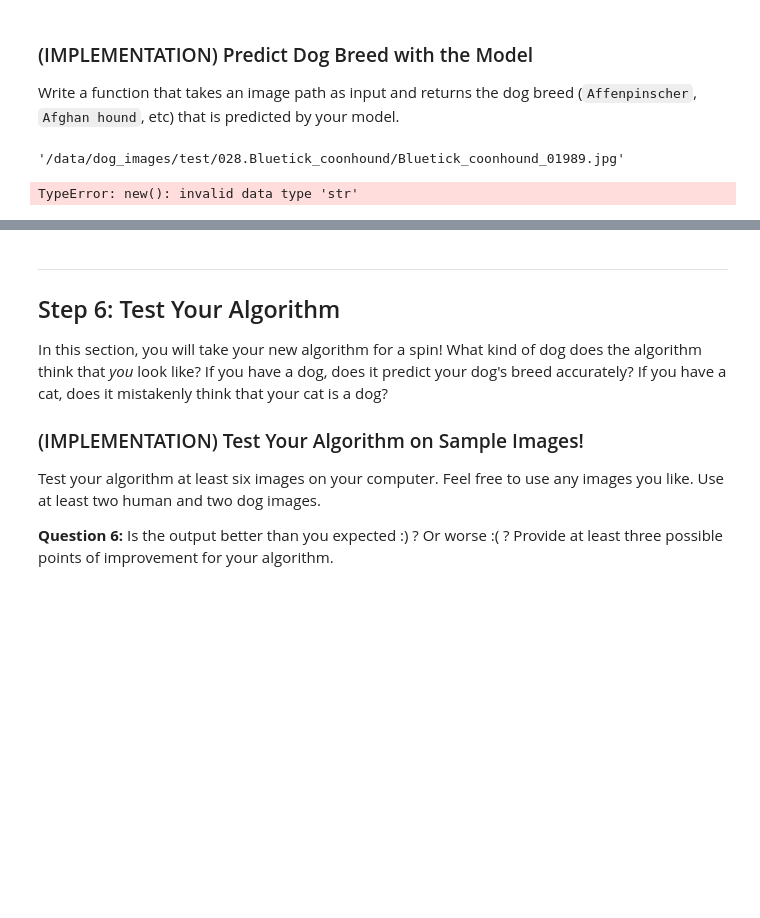
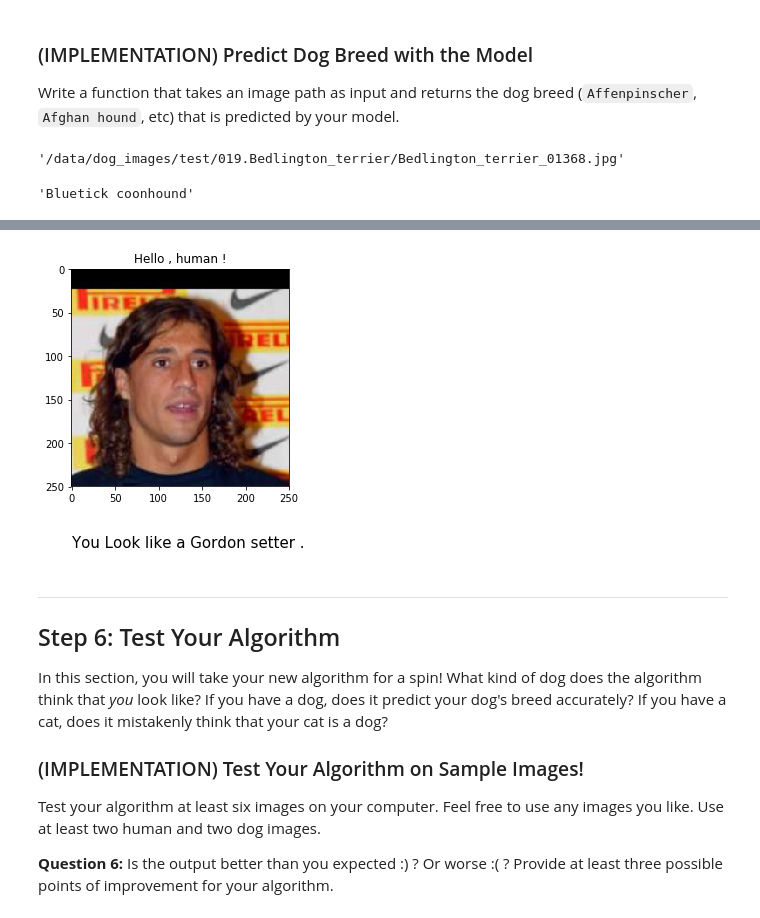
Before and after one commit to buneo7685/Deep-Learning-Nanodegree-Udacity, a Jupyter notebook: project-dog-classification/dog_app.ipynb, the cells around one changed output, grey strips where cells are left out. Drawn from its saved outputs; the diff is of its cells as text; code cells hidden in the pictures; blank space fills up the shorter version.

```diff
--- a/project-dog-classification/dog_app.ipynb
+++ b/project-dog-classification/dog_app.ipynb
@@ -714,3 +692,5 @@ KeyboardInterrupt:
+# %%
+model_transfer.load_state_dict(torch.load('model_transfer.pt'))
 # %% [markdown]
 ### (IMPLEMENTATION) Test the Model
 
@@ -728,9 +708,9 @@ Test Accuracy: 75% (629/836)
 Write a function that takes an image path as input and returns the dog breed (`Affenpinscher`, `Afghan hound`, etc) that is predicted by your model.
 # %%
 class_n = list(glob("/data/dog_images/test/*/*"))
-class_n[100]
+class_n[55]
 # %% [output]
-'/data/dog_images/test/028.Bluetick_coonhound/Bluetick_coonhound_01989.jpg'
+'/data/dog_images/test/019.Bedlington_terrier/Bedlington_terrier_01368.jpg'
 # %%
 ### TODO: Write a function that takes a path to an image as input
 ### and returns the dog breed that is predicted by the model.
@@ -746,17 +726,27 @@ for i in range(len(class_n)):
 
 def predict_breed_transfer(img_path):
     # load the image and return the predicted breed
-    img = torch.tensor(img_path)
-    output = model_transfer(img_path)
+    pred_img = Image.open(img_path).convert('RGB')
+
+    pred_img_transform = transforms.Compose([transforms.RandomResizedCrop(224),
+                                        transforms.ToTensor(),
+                                        transforms.Normalize((0.485, 0.456, 0.406),
+                                                             (0.229, 0.224, 0.225))])
+    processed_img = pred_img_transform(pred_img).unsqueeze(0)
+    if use_cuda:
+        processed_img = processed_img.cuda()
+
+
+
+    output = model_transfer(processed_img)
     _,pred = torch.max(output,1)
     pred = np.squeeze(pred.numpy()) if not use_cuda else np.squeeze(pred.cpu().numpy())
-    #pred = np.squeeze(pred.cpu().numpy())
-    breed = new_list[pre+1]
+
+    breed = new_list[pred+1]
     return breed
-
-predict_breed_transfer('/images/American_water_spaniel_00648.jpg')
+predict_breed_transfer('/data/dog_images/test/028.Bluetick_coonhound/Bluetick_coonhound_01989.jpg')
 # %% [output]
-TypeError: new(): invalid data type 'str'
+'Bluetick coonhound'
 # %% [markdown]
 ---
 <a id='step5'></a>
@@ -784,3 +768,32 @@ def run_app(img_path):
+# %%
+### TODO: Write your algorithm.
+### Feel free to use as many code cells as needed.
+import matplotlib.image as mpimg
+def run_app(img_path):
+    result_h = face_detector(img_path)
+    result_d = dog_detector(img_path)
+    title_word = ''
+    if result_d :
+        title_word = 'Hello , Dog !'
+        final_result = predict_breed_transfer(img_path)
+
+    elif result_h :
+        title_word = 'Hello , human !'
+        final_result = predict_breed_transfer(img_path)
+
+    else :
+        title_word = 'It is not a human or dog '
+    word = ('You Look like a %s .' % final_result)
+    img = Image.open(img_path)
+    text_loc = img.size[1]
+    plt.title(title_word)
+    plt.imshow(img)
+    plt.text(0,text_loc+70,word,fontsize=15 )
+    ## handle cases for a human face, dog, and neither
+
+run_app(human_files[18])
+# %% [output]
+[figure, added]
 # %% [markdown]
 ---
 <a id='step6'></a>
```
Also changed, not shown: parts of 20 cells of this notebook.
